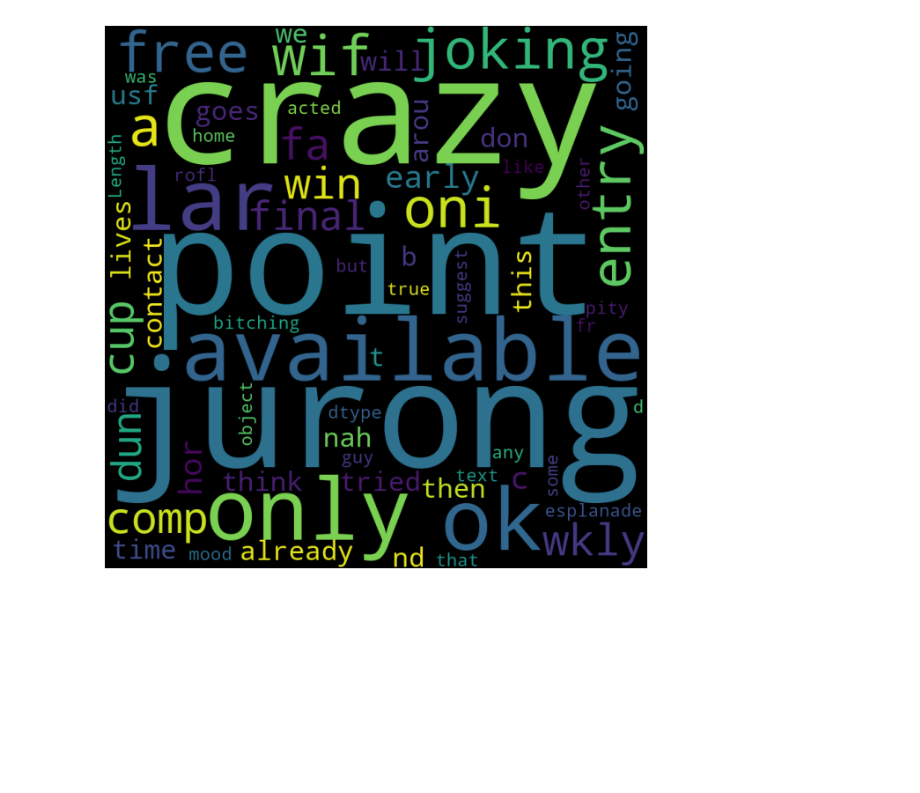
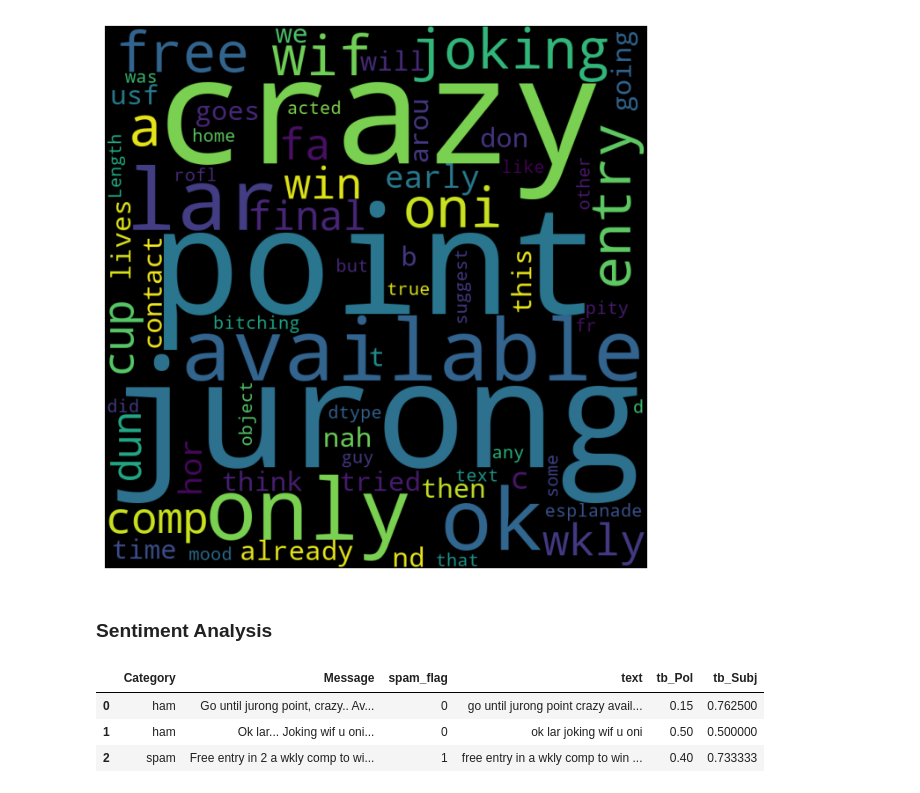
Before and after one commit to Harsh3369/NLP_LLM_Playlist, a Jupyter notebook: Word_cloud/Word_cloud.ipynb, the cells around one changed output. Drawn from its saved outputs; the diff is of its cells as text; code cells hidden in the pictures; blank space fills up the shorter version.

Commit message:
Added sentiment analysis part

```diff
--- a/Word_cloud/Word_cloud.ipynb
+++ b/Word_cloud/Word_cloud.ipynb
@@ -121,3 +121,5 @@ plt.axis('off')
 plt.show()
 # %% [output]
 [figure]
+# %% [markdown]
+### Sentiment Analysis
@@ -123,0 +128,17 @@ plt.show()
+# %%
+#load the descriptions into textblob
+email_blob = [TextBlob(text) for text in df['text']]
+
+
+#add the sentiment metrics to the dataframe
+df['tb_Pol'] = [b.sentiment.polarity for b in email_blob]
+df['tb_Subj'] = [b.sentiment.subjectivity for b in email_blob]
+
+
+#show dataframe
+df.head(3)
+# %% [output]
+|  | Category | Message | spam_flag | text | tb_Pol | tb_Subj |
+| 0 | ham | Go until jurong point, crazy.. Av... | 0 | go until jurong point crazy avail... | 0.15 | 0.762500 |
+| 1 | ham | Ok lar... Joking wif u oni... | 0 | ok lar joking wif u oni | 0.50 | 0.500000 |
+| 2 | spam | Free entry in 2 a wkly comp to wi... | 1 | free entry in a wkly comp to win ... | 0.40 | 0.733333 |
```
Also changed, not shown: parts of 1 cell of this notebook.
